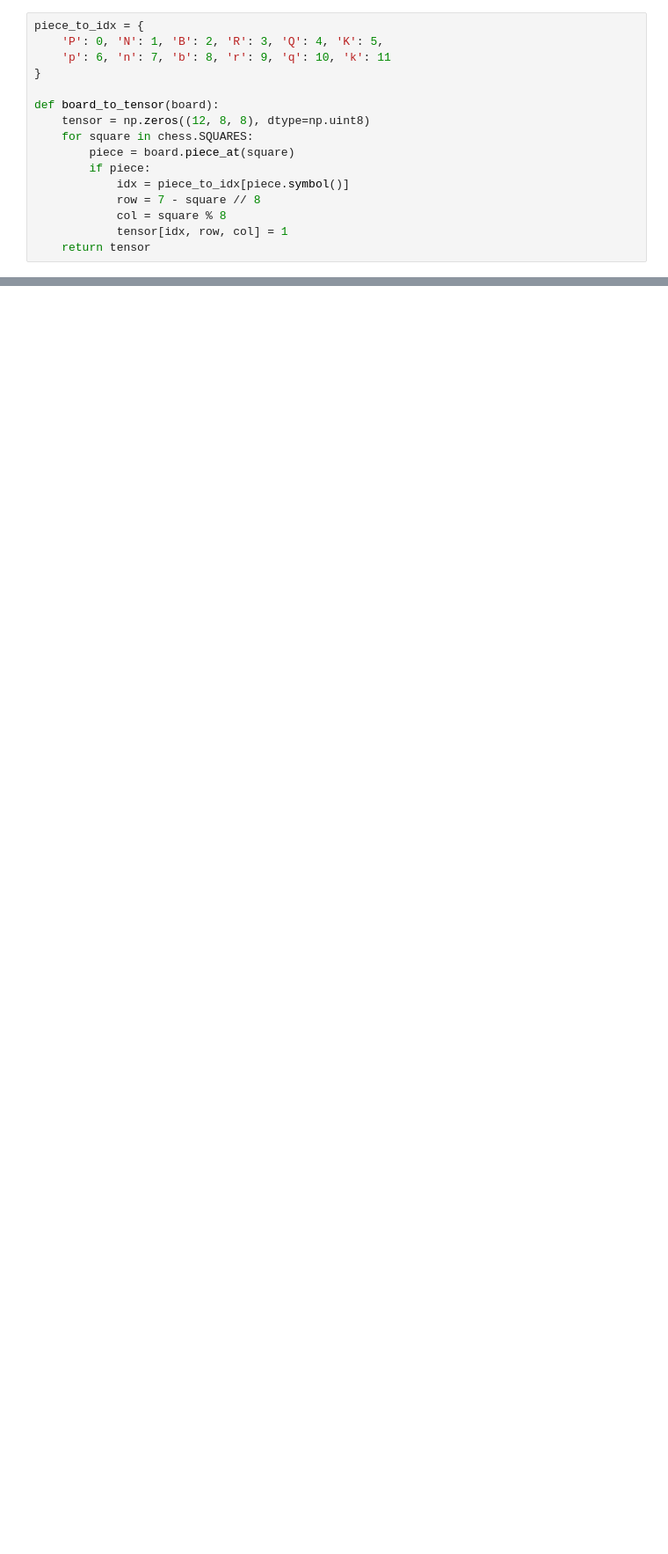
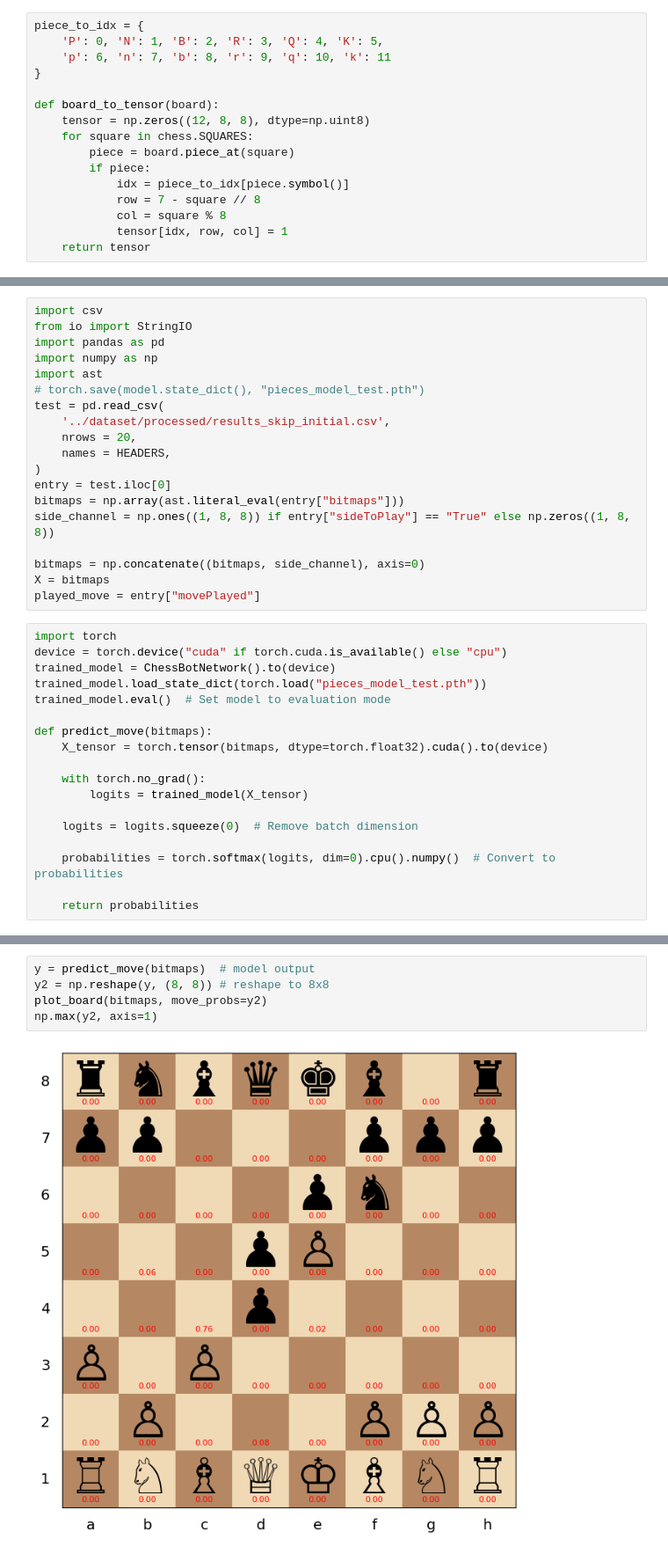
Before and after one commit to GCapaross/ChessBot, a Jupyter notebook: src/model/model.ipynb, the cells around one changed output, grey strips where cells are left out. Shown: that part at 88% size. Cells and saved outputs as stored; diff of their text form; blank space fills up the shorter version.

```diff
--- a/src/model/model.ipynb
+++ b/src/model/model.ipynb
@@ -254,0 +270,37 @@ ValueError: malformed node or string on line 1: <ast.BinOp object at 0x...>
+# %%
+import csv
+from io import StringIO
+import pandas as pd
+import numpy as np
+import ast
+# torch.save(model.state_dict(), "pieces_model_test.pth")
+test = pd.read_csv(
+    '../dataset/processed/results_skip_initial.csv',
+    nrows = 20,
+    names = HEADERS,
+)
+entry = test.iloc[0]
+bitmaps = np.array(ast.literal_eval(entry["bitmaps"]))
+side_channel = np.ones((1, 8, 8)) if entry["sideToPlay"] == "True" else np.zeros((1, 8, 8))
+
+bitmaps = np.concatenate((bitmaps, side_channel), axis=0)
+X = bitmaps
+played_move = entry["movePlayed"]
+# %%
+import torch
+device = torch.device("cuda" if torch.cuda.is_available() else "cpu")
+trained_model = ChessBotNetwork().to(device)
+trained_model.load_state_dict(torch.load("pieces_model_test.pth"))
+trained_model.eval()  # Set model to evaluation mode
+
+def predict_move(bitmaps):
+    X_tensor = torch.tensor(bitmaps, dtype=torch.float32).cuda().to(device)
+
+    with torch.no_grad():
+        logits = trained_model(X_tensor)
+
+    logits = logits.squeeze(0)  # Remove batch dimension
+
+    probabilities = torch.softmax(logits, dim=0).cpu().numpy()  # Convert to probabilities
+
+    return probabilities
@@ -254,0 +399,7 @@ ValueError: malformed node or string on line 1: <ast.BinOp object at 0x...>
+# %%
+y = predict_move(bitmaps)  # model output
+y2 = np.reshape(y, (8, 8)) # reshape to 8x8
+plot_board(bitmaps, move_probs=y2)
+np.max(y2, axis=1)
+# %% [output]
+[figure, added]
```
Also changed, not shown: parts of 8 cells of this notebook, 6 other files.
